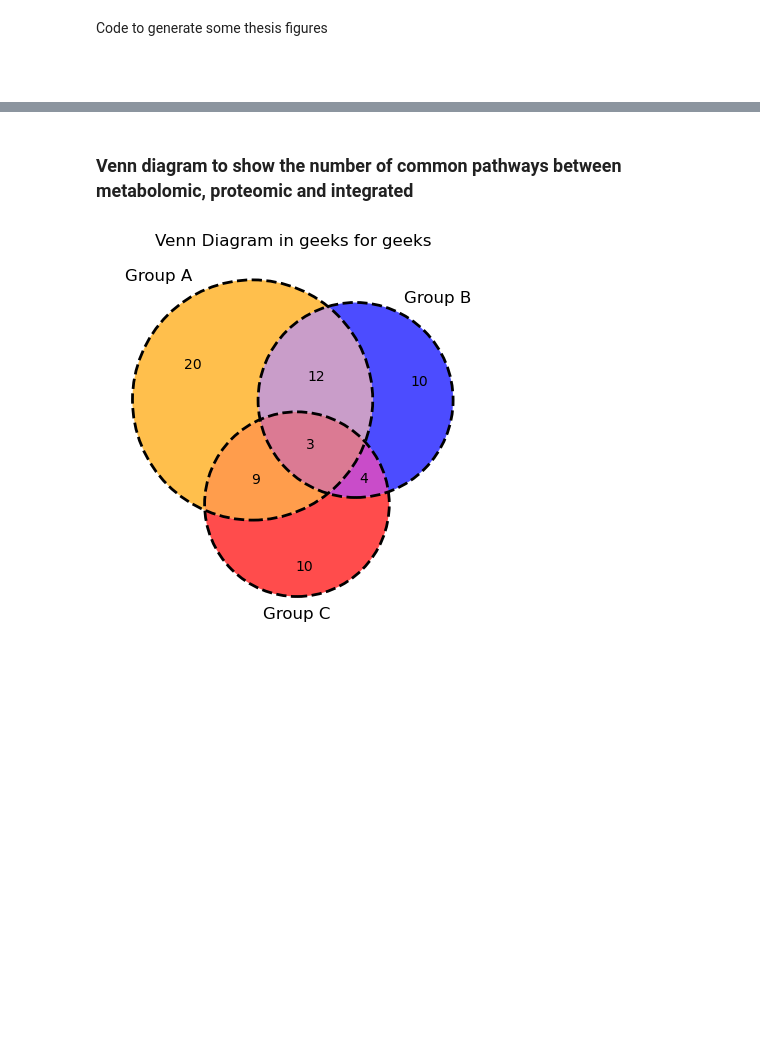
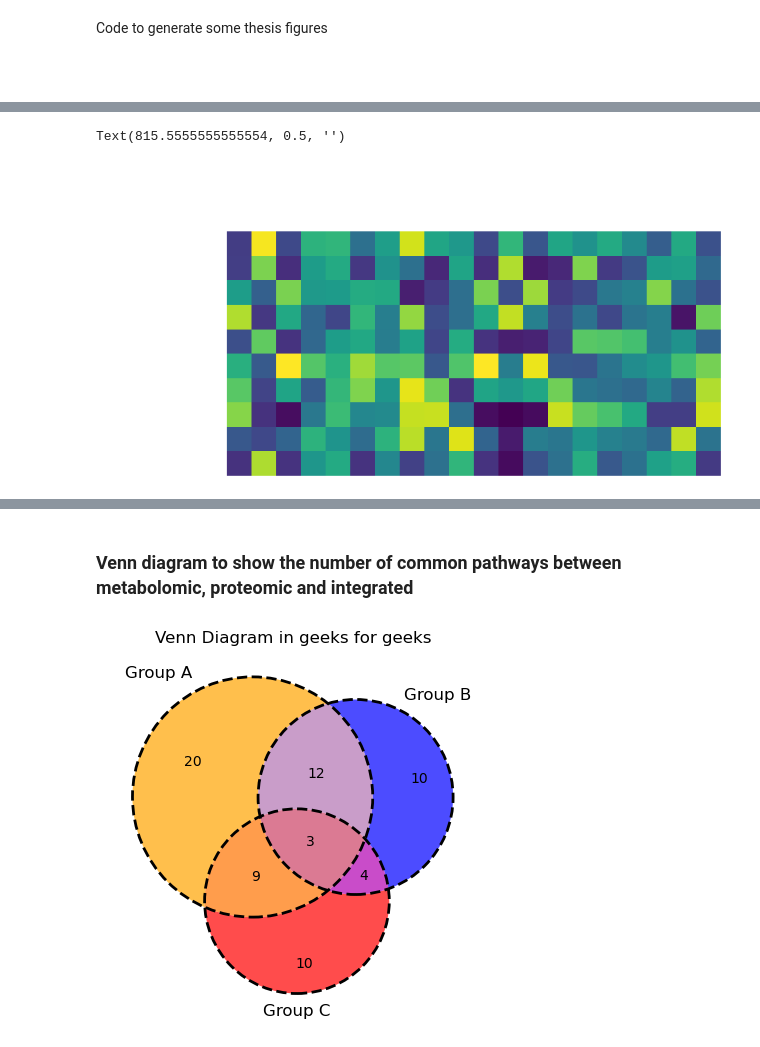
Before and after one commit to j-keung/multiomics-pathway-analysis, a Jupyter notebook: extra_figures.ipynb, the cells around one changed output, grey strips where cells are left out. Drawn from its saved outputs; the diff is of its cells as text; code cells hidden in the pictures; blank space fills up the shorter version.

```diff
--- a/extra_figures.ipynb
+++ b/extra_figures.ipynb
@@ -4,0 +94,11 @@ Code to generate some thesis figures
+# %%
+kpca_scores_sample = kpca_scores.iloc[35:45,65:85] #20 protein pathways long
+
+g = sns.clustermap(kpca_scores_sample,row_cluster=False,col_cluster=False,xticklabels=False, yticklabels=False,cmap='viridis',figsize=(9,4.5),cbar=False)
+g.ax_heatmap.tick_params(right=False)
+g.cax.set_visible(False)
+ax = g.ax_heatmap
+ax.set_ylabel("")
+# %% [output]
+Text(815.5555555555554, 0.5, '')
+[figure, added]
```
Also changed, not shown: parts of 14 cells of this notebook, 2 other files.
